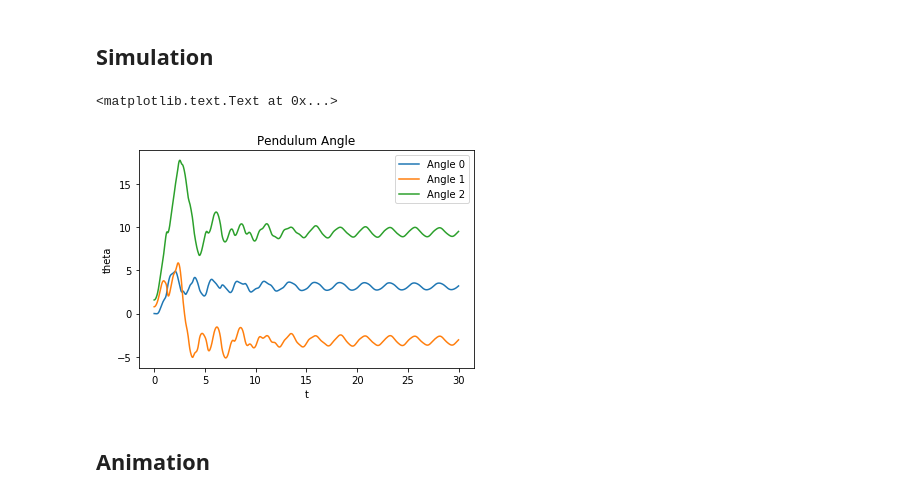
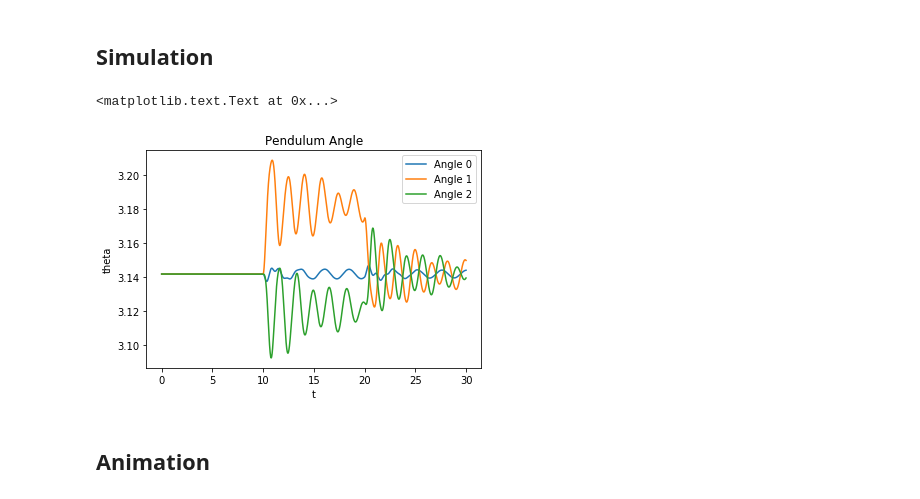
Before and after one commit to IzzyBrand/stickdude, a Jupyter notebook: sympy_experiments/stickdudeWithControls.ipynb, the cells around one changed output. Drawn from its saved outputs; the diff is of its cells as text; code cells hidden in the pictures.

Commit message:
added forces to the stickdudewithcontrols notebook

```diff
--- a/sympy_experiments/stickdudeWithControls.ipynb
+++ b/sympy_experiments/stickdudeWithControls.ipynb
@@ -32,13 +33,13 @@ N = ReferenceFrame('N') # Inertial Reference Frame
 O = Point('O') # Define a world coordinate origin
 O.set_vel(N, 0) # set the velocity of the origin to zero in the world frame
 # %%
-friction_forces  = []
+forcelist  = []
 segments = []
 pivot = O # the first link is attached the origin. the rest are chained
 point_pairs = []
 
 x = symbols('x') # symbol for use in integration
-for i in xrange(num_segments):
+for i in xrange(3):
     # create a reference frame for the pendulum
     R = N.orientnew('R' + str(i), 'Axis', [q[i], N.z])
     R.set_ang_vel(N, dq[i]*N.z) # set the angular velocity of R to dq
@@ -65,7 +66,7 @@ for i in xrange(num_segments):
     pivot_vel = dq[0] if i > 0 else 0
     # the force of friction acts on the pendulums reference frame and is proportional to dq
     force_of_friction = (R, - N.z * mu[i] * (dq[i] - pivot_vel))
-    friction_forces.append(force_of_friction)
+    forcelist.append(force_of_friction)
 
     # create a point for the end of the bar
     E = pivot.locatenew('E' + str(i), R.x*l[i])
@@ -75,9 +76,11 @@ for i in xrange(num_segments):
     # create a new pivot for the next two segments
     if i == 0:
         pivot = E
+    else:
+        forcelist.append([R, N.z * T[i-1]])
 # %%
 L = Lagrangian(N, *segments) # create the lagrangian L = T - V
-lm = LagrangesMethod(L, [q], forcelist=friction_forces, frame=N)
+lm = LagrangesMethod(L, [q], forcelist=forcelist, frame=N)
 le = lm.form_lagranges_equations()
 rhs = lm.rhs() # extract the right hand side
 # %% [markdown]
@@ -99,8 +102,15 @@ class RHSWrapper():
         self._rhs_func = lambdify(list(self._dummys) + list(self.params), self._dummy_rhs)
 
     def step(self, x, t, values=None):
+        v = self.values
+
         # use the input values if provided, else use the stored values
-        v = self.values if values is None else values
+        if values is not None:
+            # in this example, we've passed in all the torque values before doing the numerical integration,
+            # so we'll take the torque value at time t rounded to the nearest second.
+            input_values = values[int(np.floor(t))]
+            v[:input_values.shape[0]] = input_values
+
         assert len(v) == len(self.params)
 
         # the returned values must be a flat array for odient
@@ -108,27 +118,44 @@ class RHSWrapper():
 
         return np.ravel(np.array(self._rhs_func(*args)))
 # %%
-masses = np.ones(num_segments) * 1.
-lengths = np.ones(num_segments) * 1.
-coefficients_of_friction = np.ones(num_segments) * 0.1
-values = np.concatenate([masses, lengths, [9.8], coefficients_of_friction])
-params = list(m) + list(l) + [g] + list(mu)
+# create the list of input parameters
+params = list(T) + list(m) + list(l) + [g] + list(mu)
+
+# create values for the parameters
+motor_forces = np.ones_like(T) * 1.5
+masses = np.ones_like(m) * 1.
+lengths = np.ones_like(l) * 1.
+coefficients_of_friction = np.ones_like(mu) * 0.1
+
+# put all of those values into a list
+values = np.concatenate([motor_forces,
+                         masses,
+                         lengths,
+                         [9.8],
+                         coefficients_of_friction])
+
 # RHSWrapper handles evaluating the dynamics model
 f = RHSWrapper(rhs, list(q) + list(dq), params, values)
 
+# an array of forces to be applied to the system. This example gives the system a kick at 10 seconds
+input_forces = np.vstack([np.zeros([10,2]), np.ones([10,2])*[0.2,-0.1], np.zeros([30,2])])
+
 ts = np.linspace(0, 30, 3000) # time steps (milliseconds)
-x0 = np.concatenate([np.arange(num_segments) * np.pi/4, np.zeros(num_segments)])  # initial condition
-xs = odeint(f.step, x0, ts) # run the simulation
+x0 = np.concatenate([np.ones(3) * np.pi, np.zeros(3)])  # initial condition
 
-for i in xrange(num_segments):
+# run the integration
+xs = odeint(f.step, x0, ts, args=(input_forces,)) # run the simulation
+
+for i in xrange(3):
     plt.plot(ts, xs[:,i], label="Angle " + str(i))
+
 plt.legend()
 plt.title('Pendulum Angle')
 plt.xlabel('t')
 plt.ylabel('theta')
 # %% [output]
 <matplotlib.text.Text at 0x...>
-[figure, old version]
+[figure, new version]
 # %% [markdown]
 ## Animation
 # %%
```
Also changed, not shown: parts of 3 cells of this notebook.
